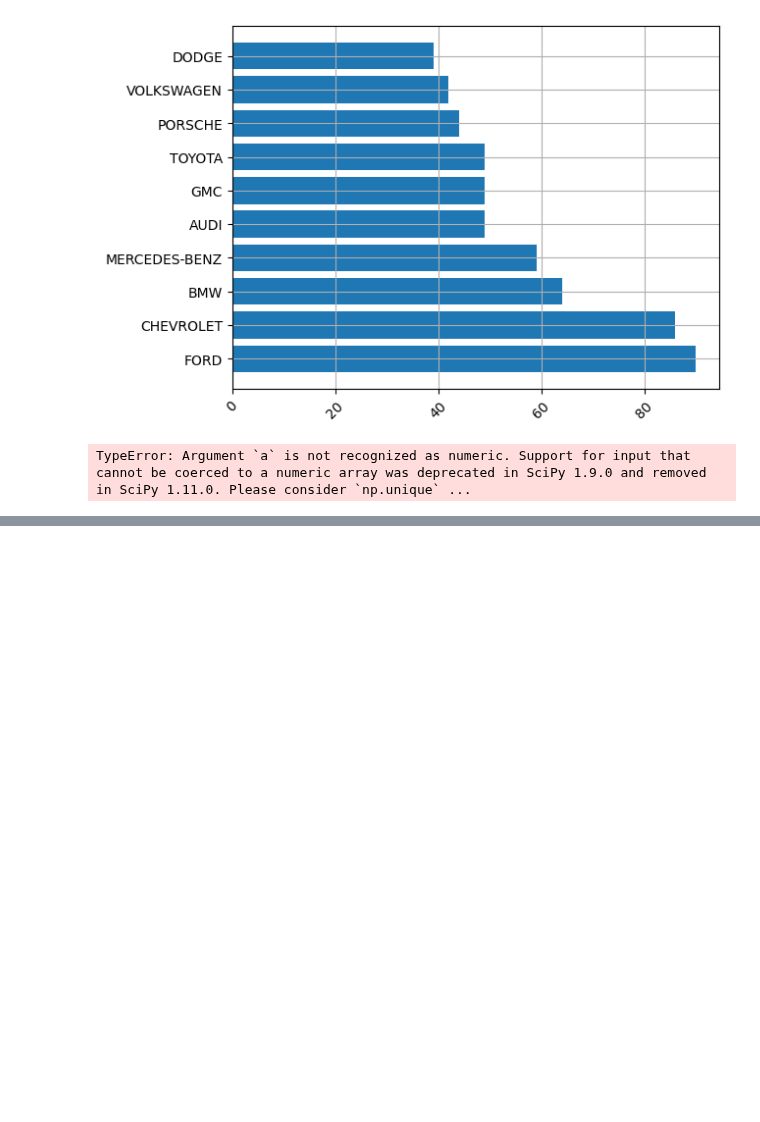
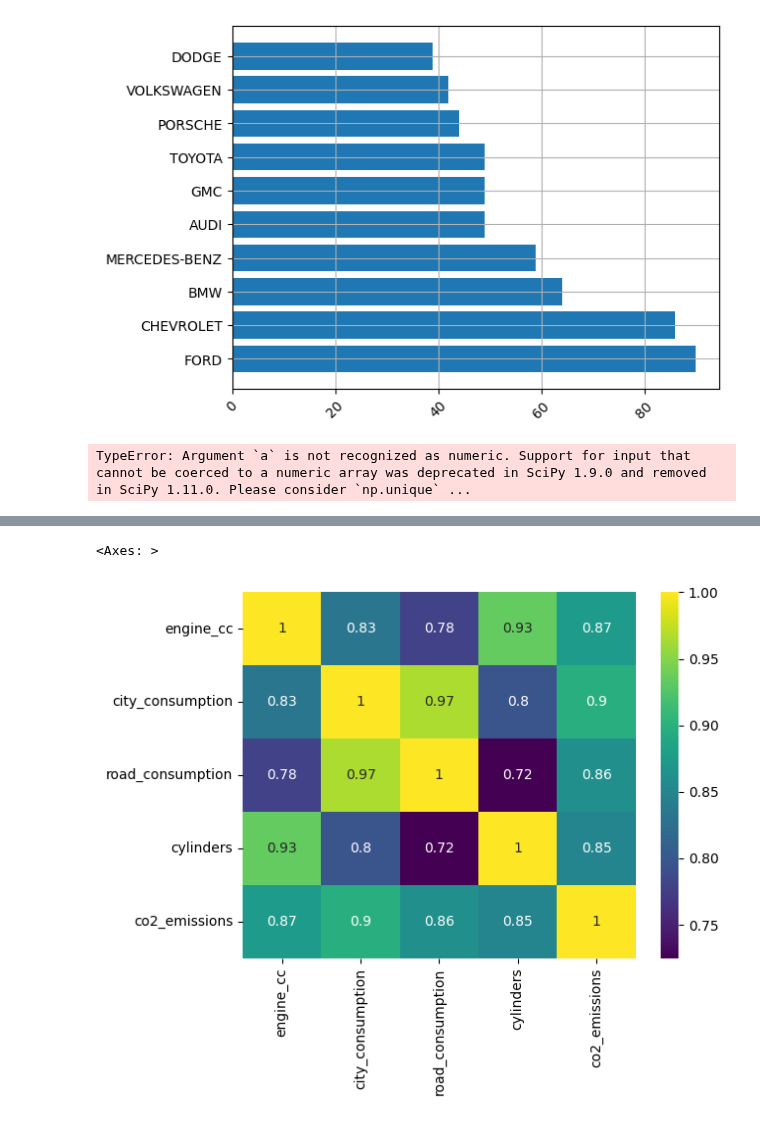
Before and after one commit to CaroliCosas/Bootcamp_Data_Science, a Jupyter notebook: mod2-estudio-matematicas-y-estadistica-main/01.Estudio Ejercicios/05.numpy_estadisticas.ipynb, the cells around one changed output, grey strips where cells are left out. Cells and saved outputs as stored; diff of their text form; code cells hidden in the pictures; blank space fills up the shorter version.

```diff
--- a/mod2-estudio-matematicas-y-estadistica-main/01.Estudio Ejercicios/05.numpy_estadisticas.ipynb
+++ b/mod2-estudio-matematicas-y-estadistica-main/01.Estudio Ejercicios/05.numpy_estadisticas.ipynb
@@ -372,0 +557,7 @@ NameError: name 'filtrar_outliers' is not defined
+# %%
+# pip install seaborn
+import seaborn as sns
+sns.heatmap(matriz, annot=True, cmap='viridis', xticklabels=column_names, yticklabels=column_names)
+# %% [output]
+<Axes: >
+[figure, added]
```
Also changed, not shown: parts of 25 cells of this notebook, 1 other file.
